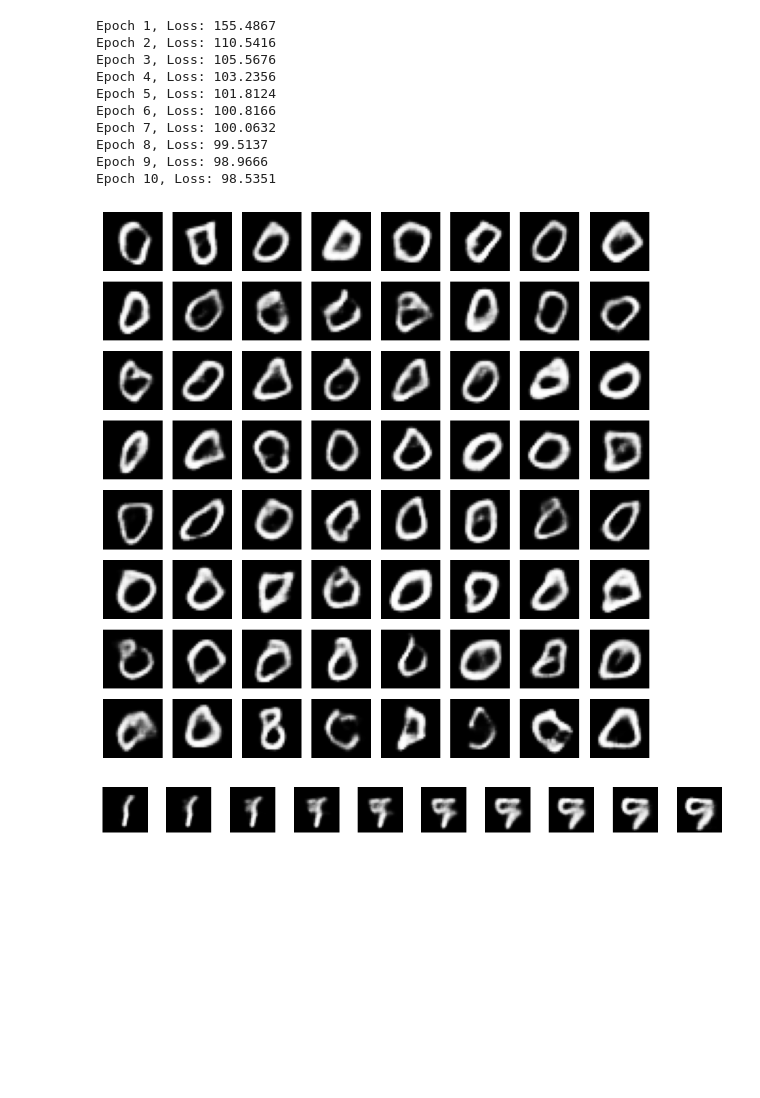
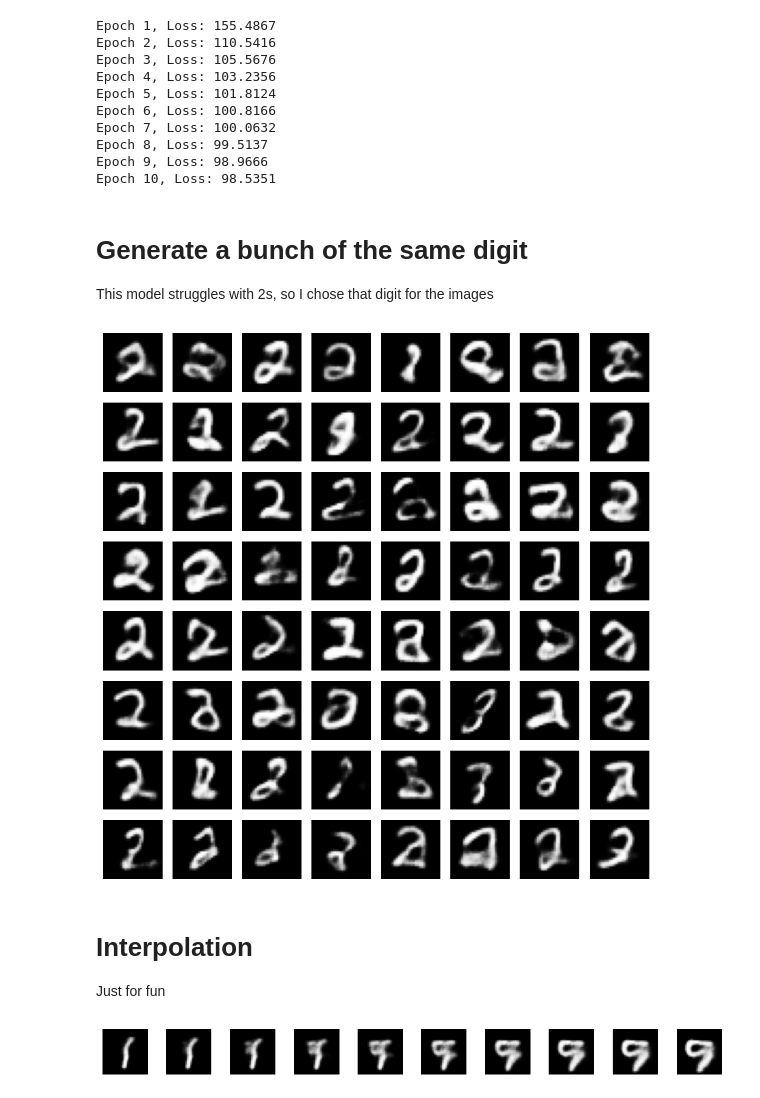
Before and after one commit to honicky/mnist-vae, a Jupyter notebook: mnist_cvae.ipynb, the cells around one changed output. Cells and saved outputs as stored; diff of their text form; code cells hidden in the pictures; blank space fills up the shorter version.

```diff
--- a/mnist_cvae.ipynb
+++ b/mnist_cvae.ipynb
@@ -115,31 +131,39 @@ Epoch 7, Loss: 100.0632
 Epoch 8, Loss: 99.5137
 Epoch 9, Loss: 98.9666
 Epoch 10, Loss: 98.5351
+# %% [markdown]
+# Generate a bunch of the same digit
+
+This model struggles with 2s, so I chose that digit for the images
 # %%
 # Generate samples of a specific digit
-digit_to_generate = 0  # Choose any digit 0-9
+digit_to_generate = 2  # Choose any digit 0-9
 num_samples = 64
 
 model.eval()
 with torch.no_grad():
   z = torch.randn(num_samples, latent_dim).to(device)
   y = torch.full((num_samples,), digit_to_generate, dtype=torch.long).to(device)
   y_onehot = torch.nn.functional.one_hot(y, num_classes=10).float()
 
   samples = model.decoder(z, y_onehot)
 
 # Plot
 import matplotlib.pyplot as plt
 
 fig, axes = plt.subplots(8, 8, figsize=(8, 8))
 for i, ax in enumerate(axes.flat):
   ax.imshow(samples[i][0].cpu(), cmap='gray')
   ax.axis('off')
 
 plt.tight_layout()
 plt.show()
 # %% [output]
-[figure, old version]
+[figure, new version]
+# %% [markdown]
+# Interpolation
+
+Just for fun
 # %%
 # Interpolate between two digits
 digit_start = 1
```
Also changed, not shown: parts of 10 cells of this notebook.
